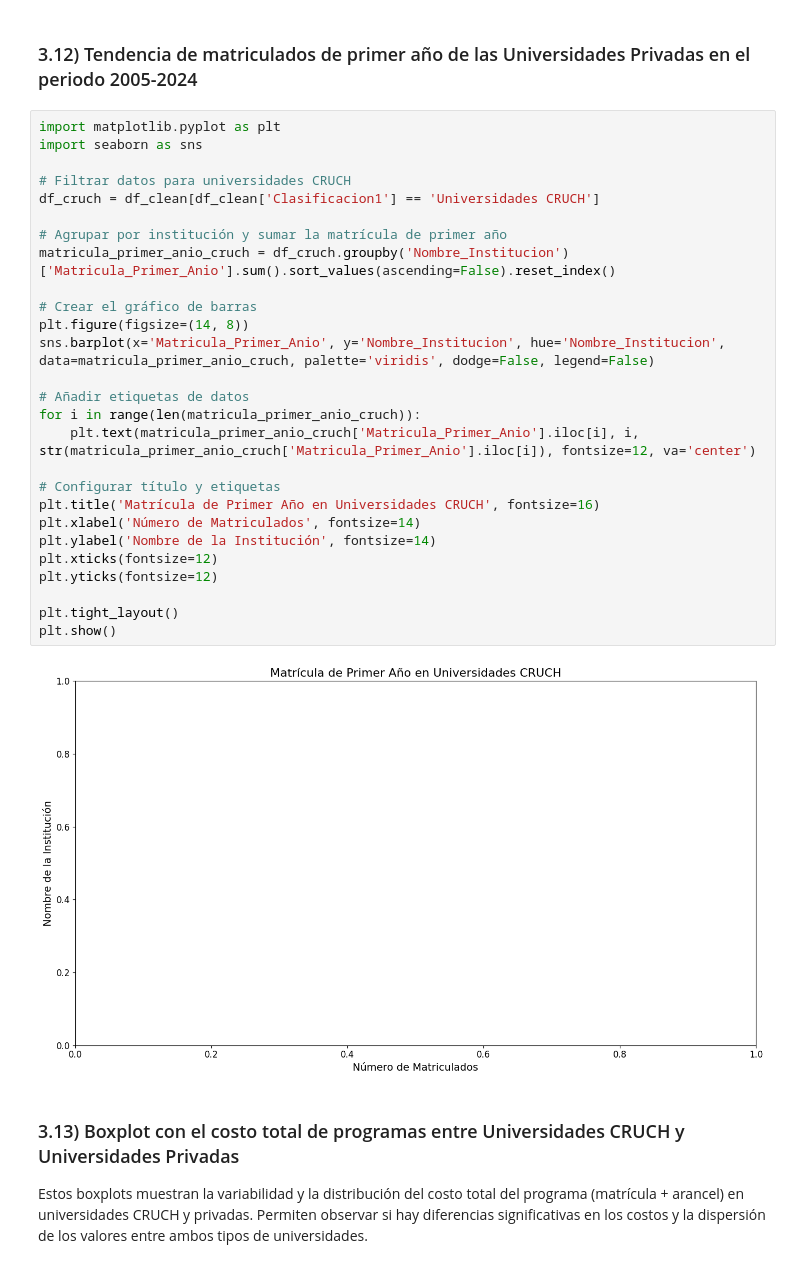
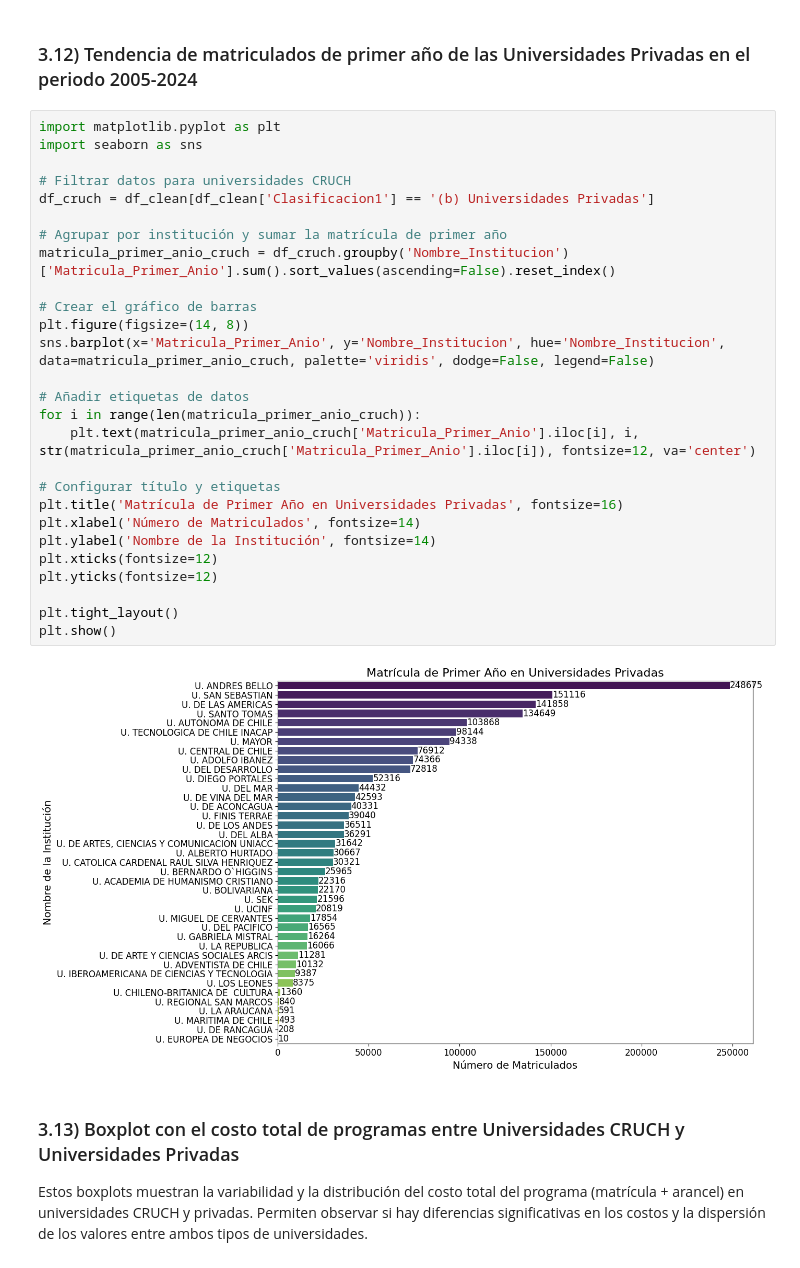
Before and after one commit to jcastilloc168/PythonUDD_ProyectoFinal, a Jupyter notebook: notebooks/03_Visualizacion.ipynb, the cells around one changed output. Saved outputs shown, nothing was run; the diff lists cells and outputs as text.

```diff
--- a/notebooks/03_Visualizacion.ipynb
+++ b/notebooks/03_Visualizacion.ipynb
@@ -402,32 +402,32 @@ plt.show()
 # %%
 import matplotlib.pyplot as plt
 import seaborn as sns
 
 # Filtrar datos para universidades CRUCH
-df_cruch = df_clean[df_clean['Clasificacion1'] == 'Universidades CRUCH']
+df_cruch = df_clean[df_clean['Clasificacion1'] == '(b) Universidades Privadas']
 
 # Agrupar por institución y sumar la matrícula de primer año
 matricula_primer_anio_cruch = df_cruch.groupby('Nombre_Institucion')['Matricula_Primer_Anio'].sum().sort_values(ascending=False).reset_index()
 
 # Crear el gráfico de barras
 plt.figure(figsize=(14, 8))
 sns.barplot(x='Matricula_Primer_Anio', y='Nombre_Institucion', hue='Nombre_Institucion', data=matricula_primer_anio_cruch, palette='viridis', dodge=False, legend=False)
 
 # Añadir etiquetas de datos
 for i in range(len(matricula_primer_anio_cruch)):
     plt.text(matricula_primer_anio_cruch['Matricula_Primer_Anio'].iloc[i], i, str(matricula_primer_anio_cruch['Matricula_Primer_Anio'].iloc[i]), fontsize=12, va='center')
 
 # Configurar título y etiquetas
-plt.title('Matrícula de Primer Año en Universidades CRUCH', fontsize=16)
+plt.title('Matrícula de Primer Año en Universidades Privadas', fontsize=16)
 plt.xlabel('Número de Matriculados', fontsize=14)
 plt.ylabel('Nombre de la Institución', fontsize=14)
 plt.xticks(fontsize=12)
 plt.yticks(fontsize=12)
 
 plt.tight_layout()
 plt.show()
 # %% [output]
-[figure, old version]
+[figure, new version]
 # %% [markdown]
 ### 3.13) Boxplot con el costo total de programas entre Universidades CRUCH y Universidades Privadas
 
```
